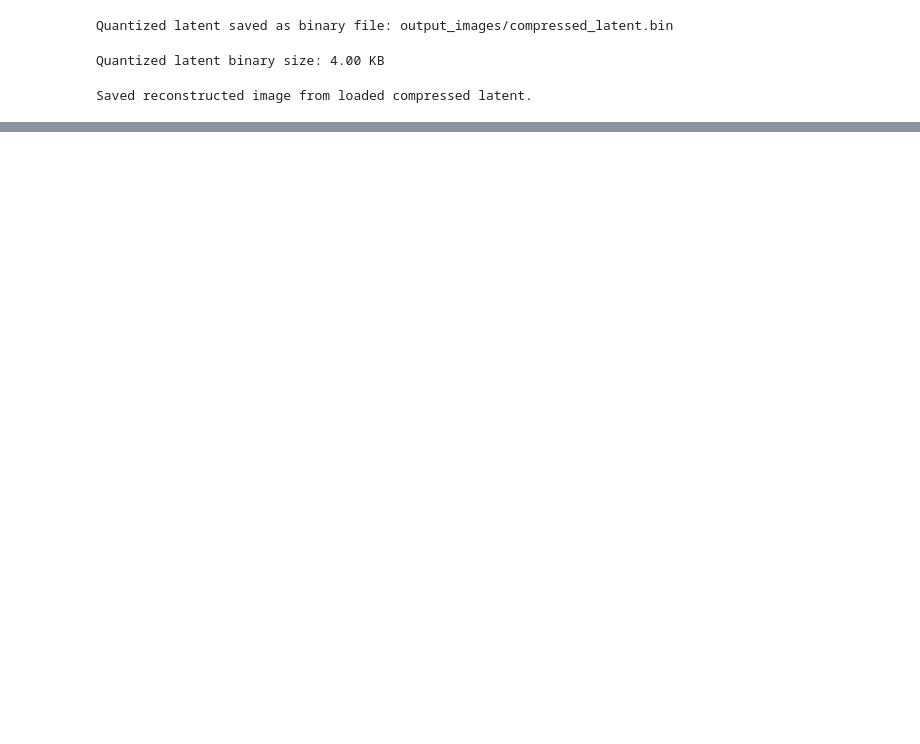
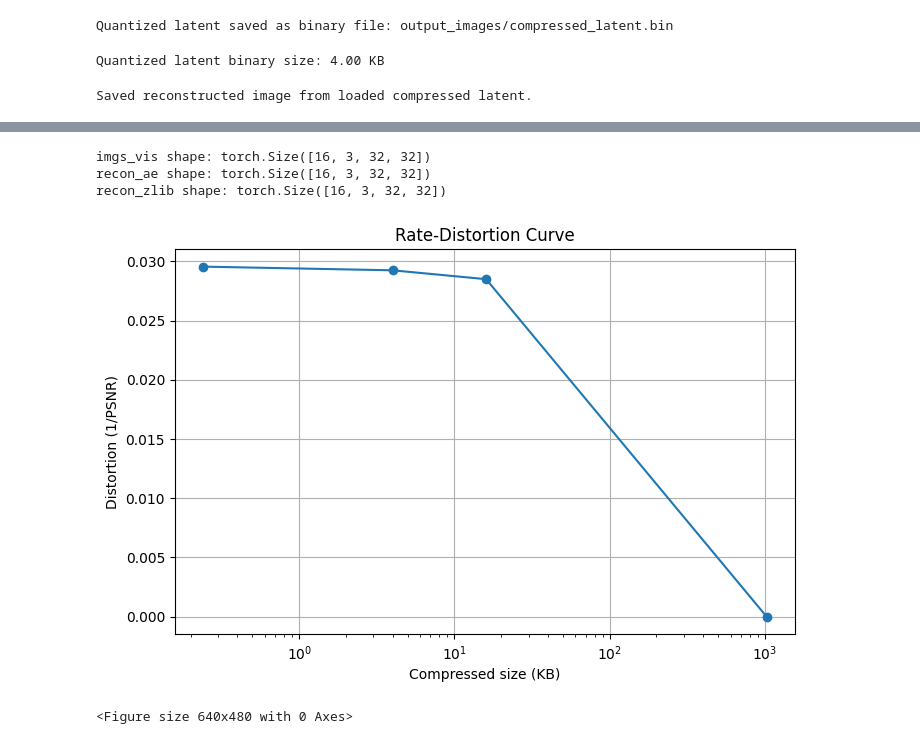
Before and after one commit to Abhiraj36/Compression01, a Jupyter notebook: CNN_compression.ipynb, the cells around one changed output, grey strips where cells are left out. Saved outputs shown, nothing was run; the diff lists cells and outputs as text; code cells hidden in the pictures; blank space fills up the shorter version.

```diff
--- a/CNN_compression.ipynb
+++ b/CNN_compression.ipynb
@@ -250,0 +439,8 @@ Saved reconstructed image from loaded compressed latent.
+# %%
+print("imgs_vis shape:", imgs_vis.shape)
+print("recon_ae shape:", recon_ae.shape)
+print("recon_zlib shape:", recon_zlib.shape)
+# %% [output]
+imgs_vis shape: torch.Size([16, 3, 32, 32])
+recon_ae shape: torch.Size([16, 3, 32, 32])
+recon_zlib shape: torch.Size([16, 3, 32, 32])
@@ -250,0 +462,19 @@ Saved reconstructed image from loaded compressed latent.
+# %%
+import matplotlib.pyplot as plt
+
+distortion = [1 / p if p != math.inf else 0 for p in psnr_values]
+
+plt.figure(figsize=(8, 5))
+plt.plot(compression_sizes, distortion, marker='o')
+plt.xlabel('Compressed size (KB)')
+plt.ylabel('Distortion (1/PSNR)')
+plt.xscale('log')
+plt.title('Rate-Distortion Curve')
+plt.grid(True)
+plt.savefig("output_images/distortion_vs_size.png")
+plt.show()
+
+plt.savefig("output_images/distortion_vs_size.png")
+# %% [output]
+[figure, added]
+<Figure size 640x480 with 0 Axes>
```
Also changed, not shown: parts of 10 cells of this notebook.
